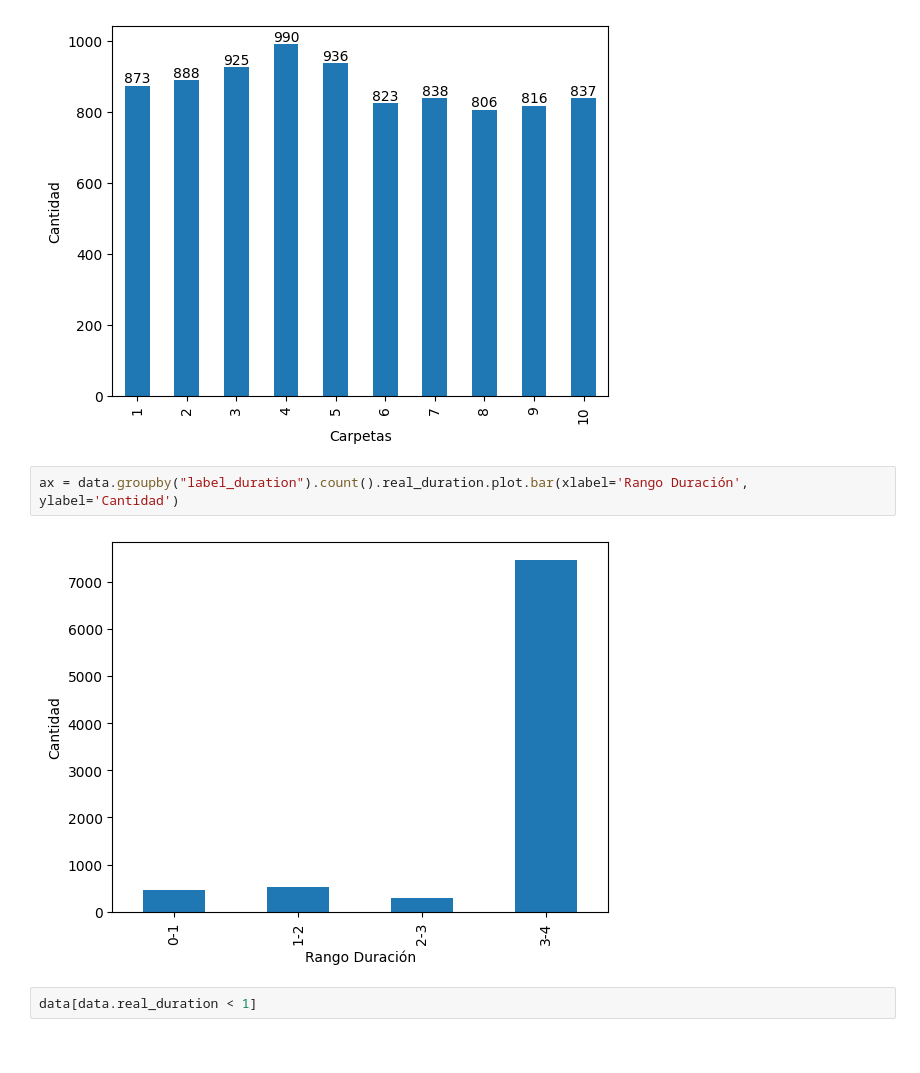
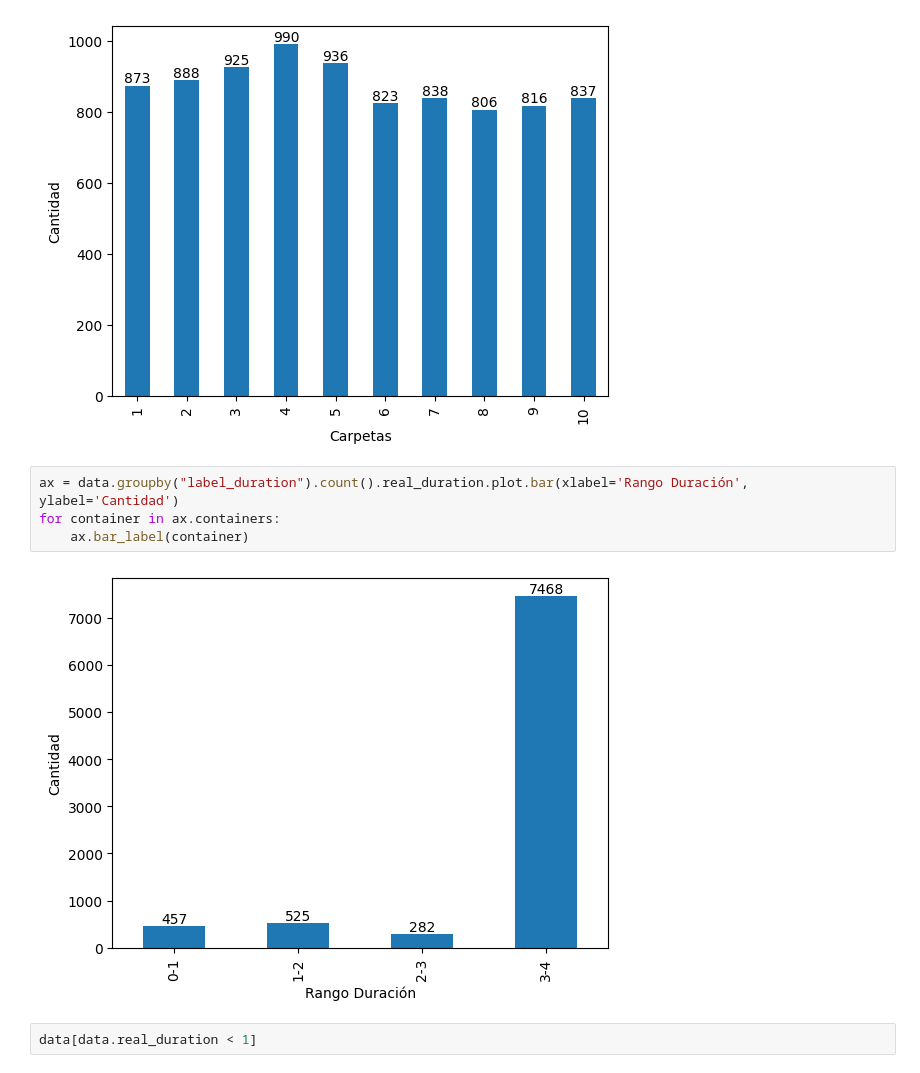
Before and after one commit to sebascarag/AI-SyntheticSound, a Jupyter notebook: eda-urbansound8k.ipynb, the cells around one changed output. Saved outputs shown, nothing was run; the diff lists cells and outputs as text.

Commit message:
Add count by label

```diff
--- a/eda-urbansound8k.ipynb
+++ b/eda-urbansound8k.ipynb
@@ -94,8 +94,10 @@ for container in ax.containers:
 [figure]
 # %%
 ax = data.groupby("label_duration").count().real_duration.plot.bar(xlabel='Rango Duración', ylabel='Cantidad')
+for container in ax.containers:
+    ax.bar_label(container)
 # %% [output]
-[figure, old version]
+[figure, new version]
 # %%
 data[data.real_duration < 1]
 # %% [output]
```
